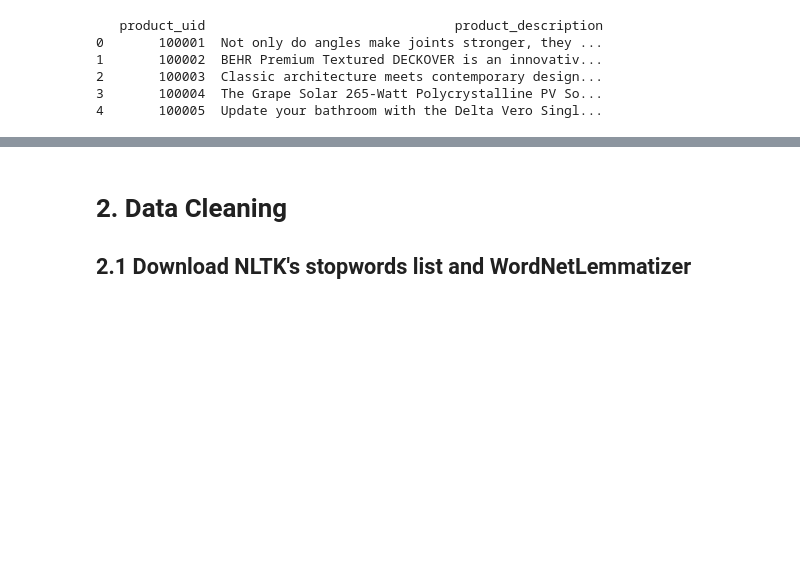
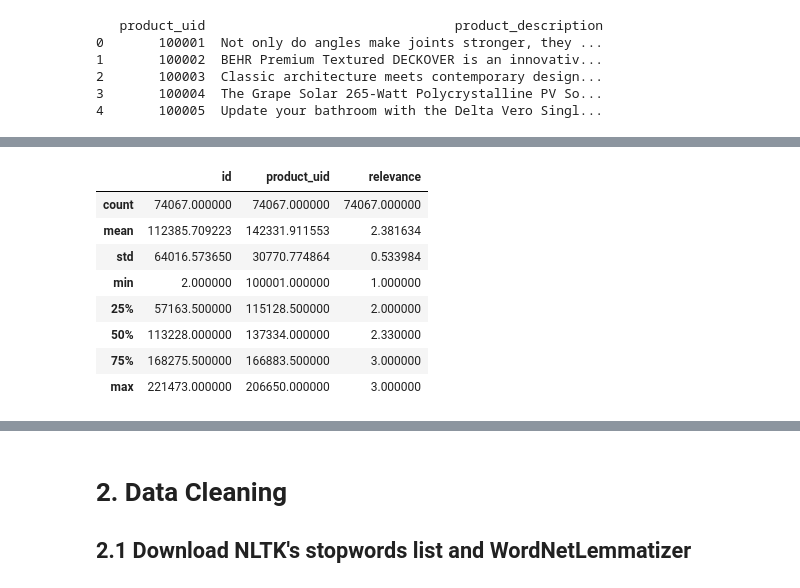
Before and after one commit to yuhanfu/Team11, a Jupyter notebook: Task14/Task14_feature_engineering.ipynb, the cells around one changed output, grey strips where cells are left out. Cells and saved outputs as stored; diff of their text form; code cells hidden in the pictures; blank space fills up the shorter version.

```diff
--- a/Task14/Task14_feature_engineering.ipynb
+++ b/Task14/Task14_feature_engineering.ipynb
@@ -51,0 +66,14 @@ dtype: object
+# %%
+train = pd.merge(train, descr, how='left', on='product_uid')
+test = pd.merge(test, descr, how='left', on='product_uid')
+train.describe()
+# %% [output]
+|  | id | product_uid | relevance |
+| count | 74067.000000 | 74067.000000 | 74067.000000 |
+| mean | 112385.709223 | 142331.911553 | 2.381634 |
+| std | 64016.573650 | 30770.774864 | 0.533984 |
+| min | 2.000000 | 100001.000000 | 1.000000 |
+| 25% | 57163.500000 | 115128.500000 | 2.000000 |
+| 50% | 113228.000000 | 137334.000000 | 2.330000 |
+| 75% | 168275.500000 | 166883.500000 | 3.000000 |
+| max | 221473.000000 | 206650.000000 | 3.000000 |
```
Also changed, not shown: parts of 24 cells of this notebook.
